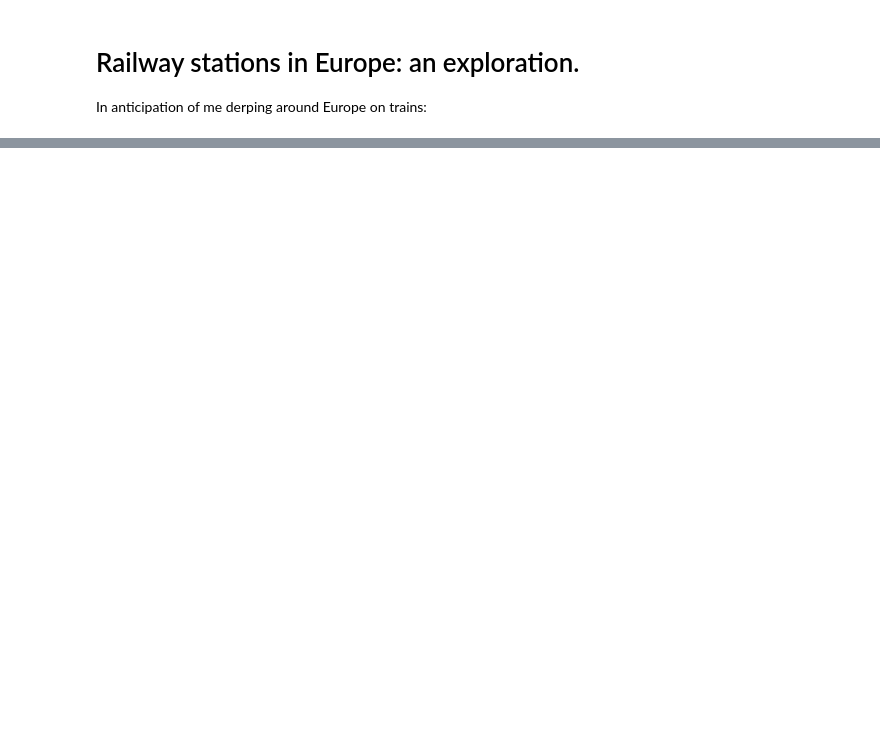
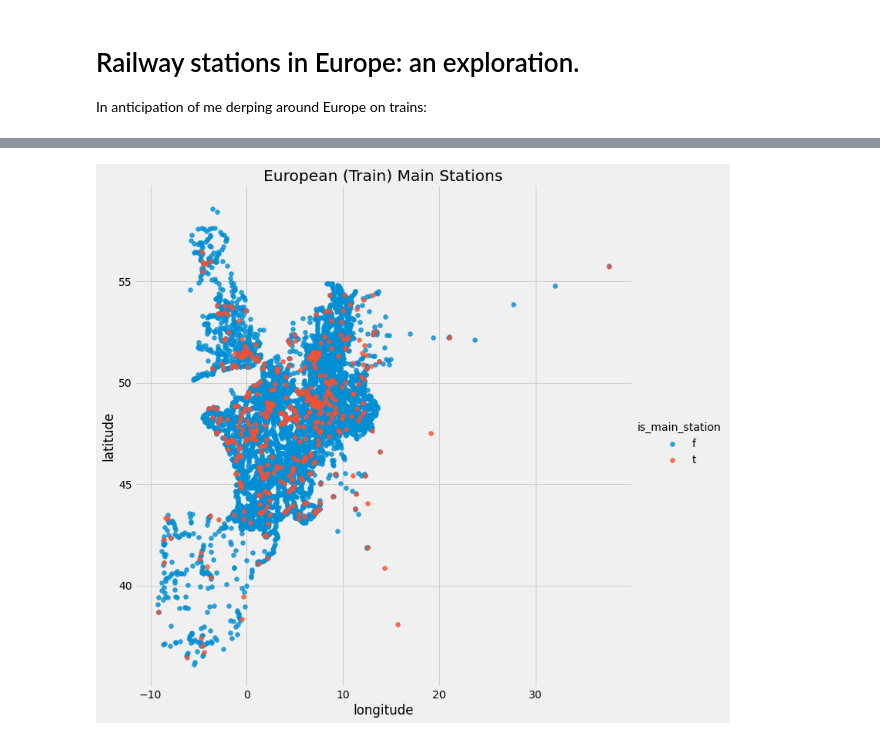
Before and after one commit to dynamicwebpaige/nanowrimo-2021, a Jupyter notebook: 9_Railway_stations_in_Europe.ipynb, the cells around one changed output, grey strips where cells are left out. Cells and saved outputs as stored; diff of their text form; code cells hidden in the pictures; blank space fills up the shorter version.

```diff
--- a/9_Railway_stations_in_Europe.ipynb
+++ b/9_Railway_stations_in_Europe.ipynb
@@ -16,2 +13,2 @@ await micropip.install('plotly')
 # %%
-df = pd.read_csv(pyodide.open_url('https://raw.githubusercontent.com/dynamicwebpaige/nanowrimo-2021/main/data/stations.csv'), header=0, delimiter=";")
+df = pd.read_csv('https://raw.githubusercontent.com/dynamicwebpaige/nanowrimo-2021/main/data/stations.csv', header=0, delimiter=";")
@@ -54,0 +46,7 @@ fig.show()
+# %%
+g = sns.lmplot(x="longitude", y="latitude", data=df,
+           fit_reg=False, scatter_kws={"s": 30}, hue='is_main_station', height=10)
+plt.title('European (Train) Main Stations')
+plt.show()
+# %% [output]
+[figure, added]
```
Also changed, not shown: parts of 10 cells of this notebook.
